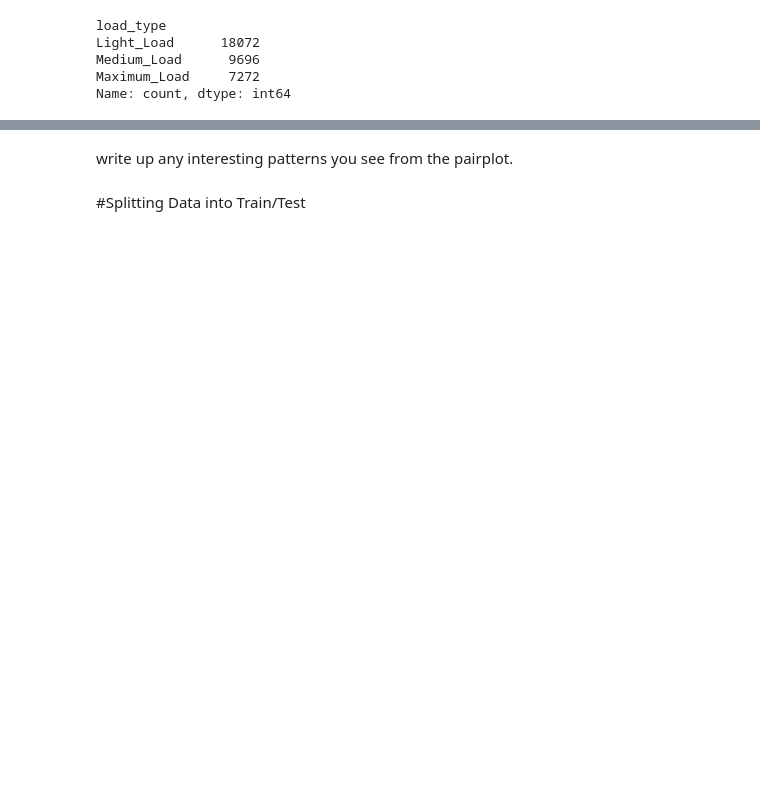
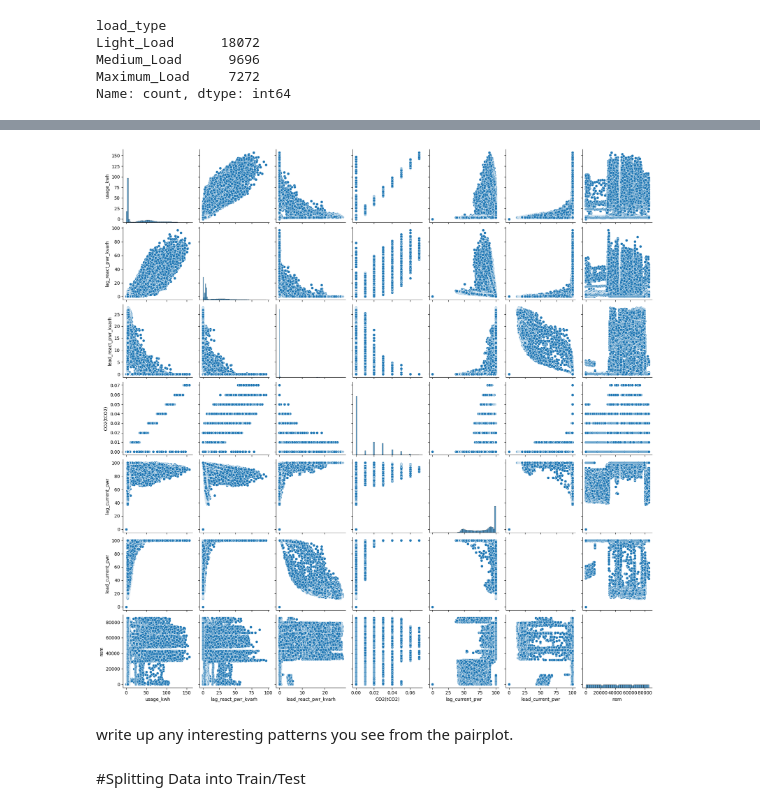
Before and after one commit to valenderval/MLA_JFV, a Jupyter notebook: MLA2_JFV.ipynb, the cells around one changed output, grey strips where cells are left out. Saved outputs shown, nothing was run; the diff lists cells and outputs as text; code cells hidden in the pictures; blank space fills up the shorter version.

```diff
--- a/MLA2_JFV.ipynb
+++ b/MLA2_JFV.ipynb
@@ -136,3 +132,8 @@ load_type_counts = df['load_type'].value_counts()
+# %%
+sns.pairplot(df)
+plt.show()
+# %% [output]
+[figure, added]
 # %% [markdown]
 write up any interesting patterns you see from the pairplot.
 # %% [markdown]
```
Also changed, not shown: parts of 8 cells of this notebook.
